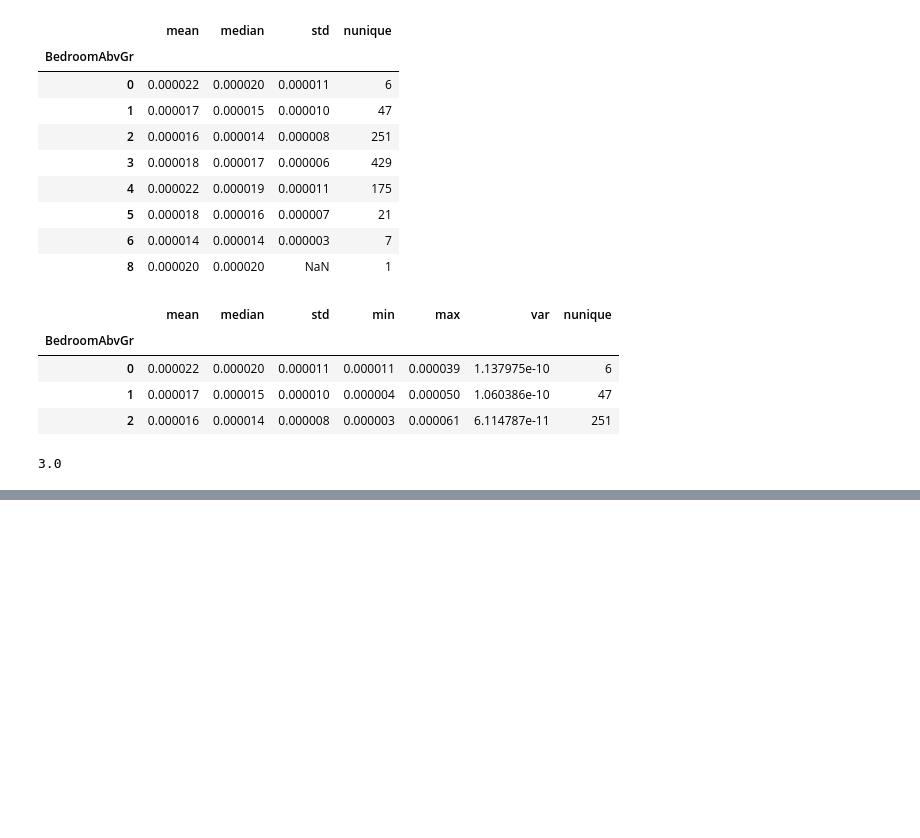
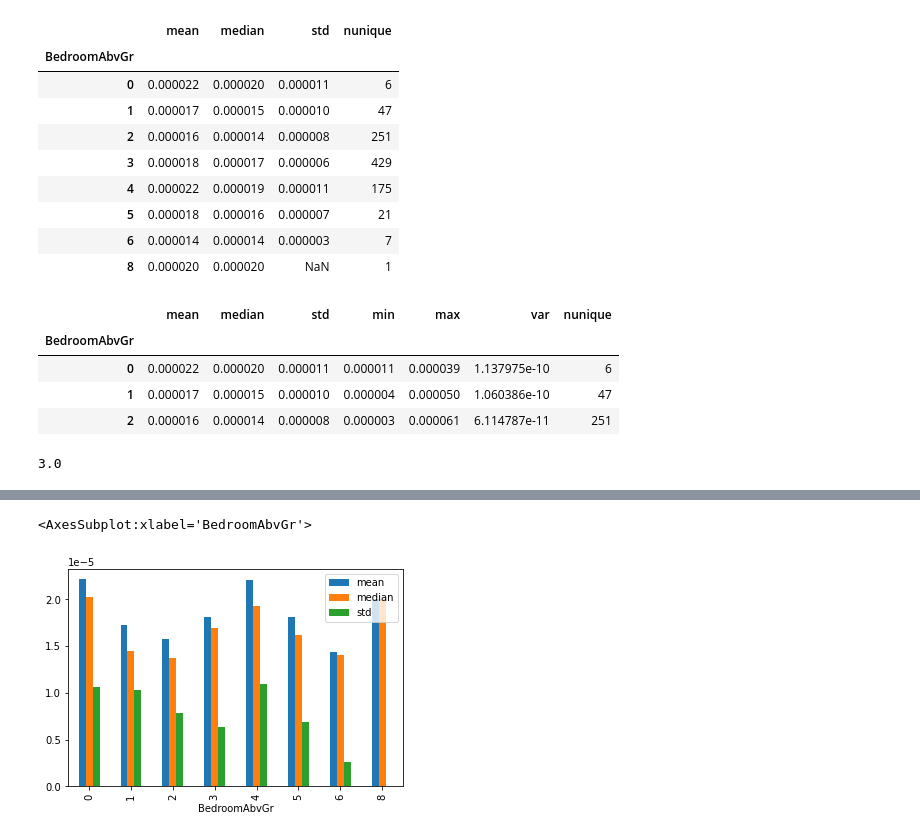
Before and after one commit to hekaplex/2022_03_DSI_WD, a Jupyter notebook: Temitope_Oyeleye/Python/Pandas Exercise2 05102022.ipynb, the cells around one changed output, grey strips where cells are left out. Drawn from its saved outputs; the diff is of its cells as text; code cells hidden in the pictures; blank space fills up the shorter version.

```diff
--- a/Temitope_Oyeleye/Python/Pandas Exercise2 05102022.ipynb
+++ b/Temitope_Oyeleye/Python/Pandas Exercise2 05102022.ipynb
@@ -638,0 +655,6 @@ fun_1q(train.BedroomAbvGr)
+# %%
+train.groupby('BedroomAbvGr')['SalePrice'] \
+    .agg(['mean','median','std']).plot.bar()
+# %% [output]
+<AxesSubplot:xlabel='BedroomAbvGr'>
+[figure, added]
```
Also changed, not shown: parts of 5 cells of this notebook.
